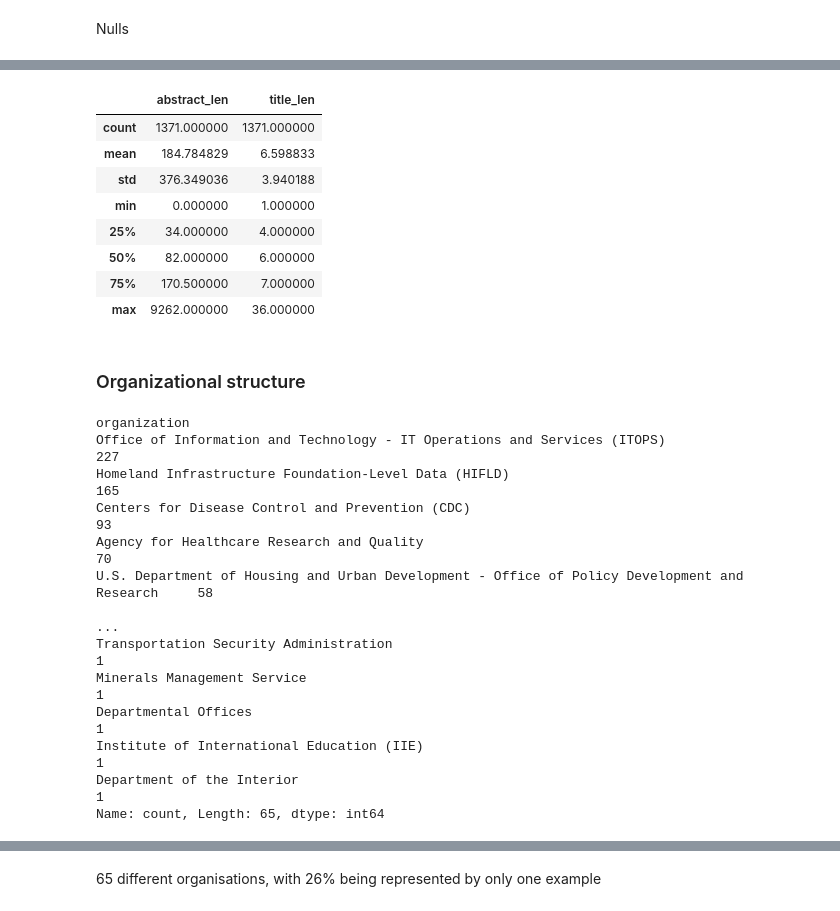
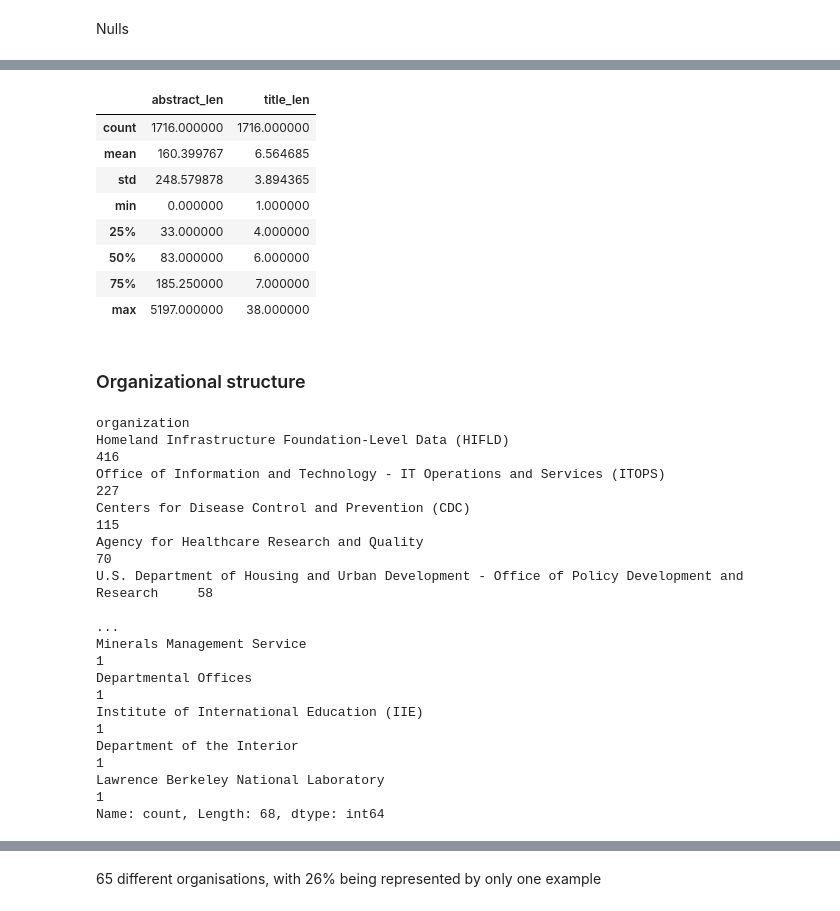
Before and after one commit to majmurm/predicting-science-at-risk, a Jupyter notebook: eda/eda_drp.ipynb, the cells around one changed output, grey strips where cells are left out. Saved outputs shown, nothing was run; the diff lists cells and outputs as text; code cells hidden in the pictures.

```diff
--- a/eda/eda_drp.ipynb
+++ b/eda/eda_drp.ipynb
@@ -86,34 +86,35 @@ dc_isVersionOf_y       0.013129
 dtype: float64
 # %%
-df['abstract_len'] = df['dc_abstract_y'].fillna("").str.split().str.len()
+df['abstract_len'] = df['dc_abstract'].fillna("").str.split().str.len()
 df['title_len'] = df['title'].fillna("").str.split().str.len()
 
 df[['abstract_len', 'title_len']].describe()
 # %% [output]
 |  | abstract_len | title_len |
-| count | 1371.000000 | 1371.000000 |
-| mean | 184.784829 | 6.598833 |
-| std | 376.349036 | 3.940188 |
+| count | 1716.000000 | 1716.000000 |
+| mean | 160.399767 | 6.564685 |
+| std | 248.579878 | 3.894365 |
 | min | 0.000000 | 1.000000 |
-| 25% | 34.000000 | 4.000000 |
-| 50% | 82.000000 | 6.000000 |
-| 75% | 170.500000 | 7.000000 |
-| max | 9262.000000 | 36.000000 |
+| 25% | 33.000000 | 4.000000 |
+| 50% | 83.000000 | 6.000000 |
+| 75% | 185.250000 | 7.000000 |
+| max | 5197.000000 | 38.000000 |
 # %% [markdown]
 ### Organizational structure
 # %%
-df['organization'].value_counts()
+org_counts = df['organization'].value_counts()
+org_counts
 # %% [output]
 organization
+Homeland Infrastructure Foundation-Level Data (HIFLD)                                           416
 Office of Information and Technology - IT Operations and Services (ITOPS)                       227
-Homeland Infrastructure Foundation-Level Data (HIFLD)                                           165
-Centers for Disease Control and Prevention (CDC)                                                 93
+Centers for Disease Control and Prevention (CDC)                                                115
 Agency for Healthcare Research and Quality                                                       70
 U.S. Department of Housing and Urban Development - Office of Policy Development and Research     58
                                                                                                ...
-Transportation Security Administration                                                            1
 Minerals Management Service                                                                       1
 Departmental Offices                                                                              1
 Institute of International Education (IIE)                                                        1
 Department of the Interior                                                                        1
-Name: count, Length: 65, dtype: int64
+Lawrence Berkeley National Laboratory                                                             1
+Name: count, Length: 68, dtype: int64
```
Also changed, not shown: parts of 16 cells of this notebook, 16 other files.
